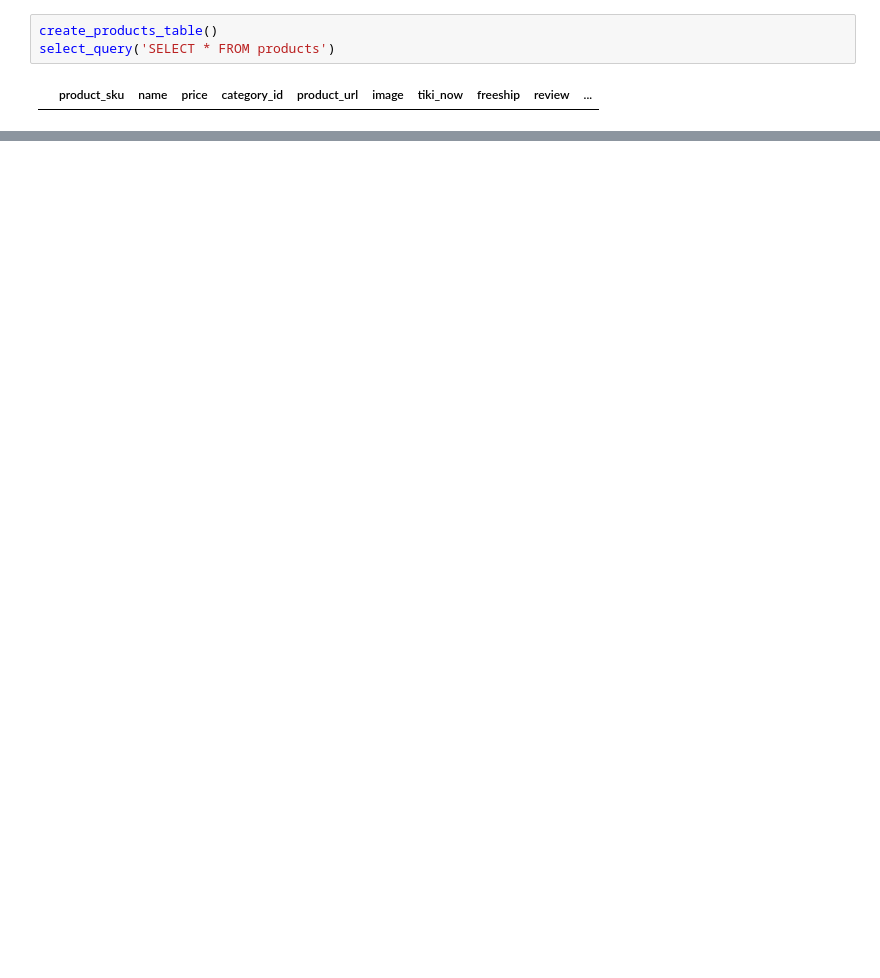
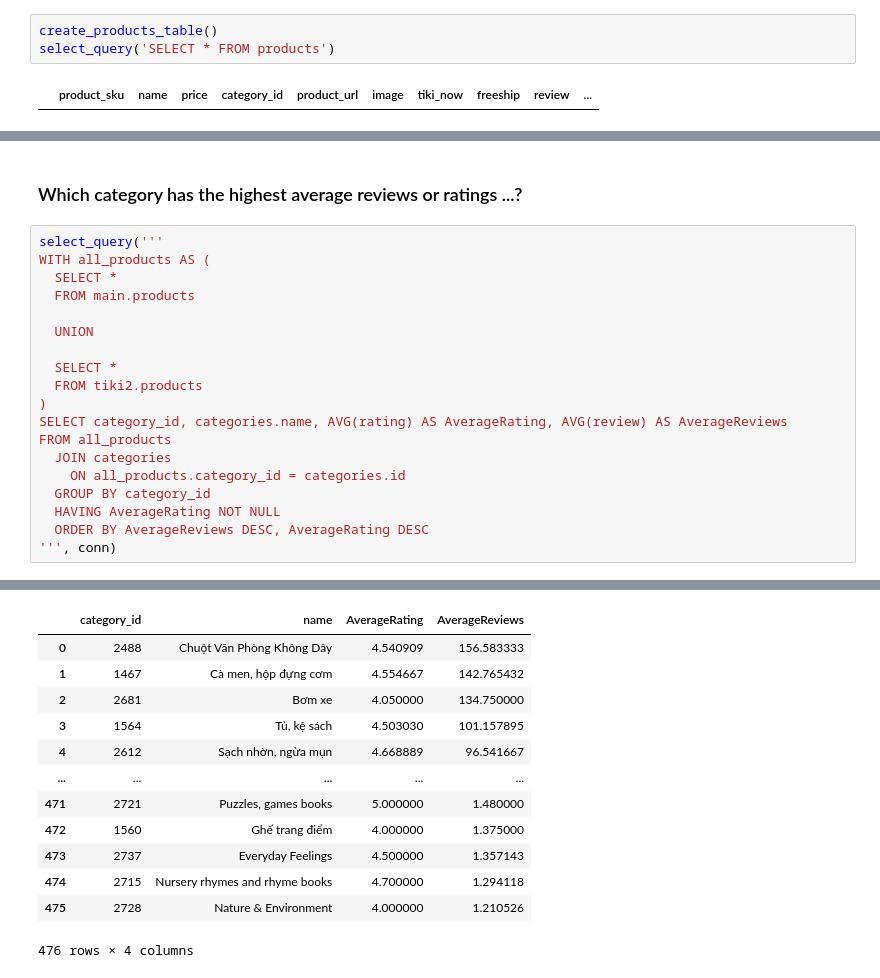
Before and after one commit to tannguyen2512/CS_week2_project_scrape_Tiki_categories_products, a Jupyter notebook: WeeklyProject_Get_Tiki_main_categories_sub_categories.ipynb, the cells around one changed output, grey strips where cells are left out. Saved outputs shown, nothing was run; the diff lists cells and outputs as text; blank space fills up the shorter version.

```diff
--- a/WeeklyProject_Get_Tiki_main_categories_sub_categories.ipynb
+++ b/WeeklyProject_Get_Tiki_main_categories_sub_categories.ipynb
@@ -680,0 +697,22 @@ And make sure to put sleep() when you crawl, otherwise you will crash very often
+# %% [markdown]
+### Which category has the highest average reviews or ratings ...?
+# %%
+select_query('''
+WITH all_products AS (
+  SELECT *
+  FROM main.products
+
+  UNION
+
+  SELECT *
+  FROM tiki2.products
+)
+SELECT category_id, categories.name, AVG(rating) AS AverageRating, AVG(review) AS AverageReviews
+FROM all_products
+  JOIN categories
+    ON all_products.category_id = categories.id
+  GROUP BY category_id
+  HAVING AverageRating NOT NULL
+  ORDER BY AverageReviews DESC, AverageRating DESC
+''', conn)
+# %% [output]
@@ -680,0 +720,13 @@ And make sure to put sleep() when you crawl, otherwise you will crash very often
+|  | category_id | name | AverageRating | AverageReviews |
+| 0 | 2488 | Chuột Văn Phòng Không Dây | 4.540909 | 156.583333 |
+| 1 | 1467 | Cà men, hộp đựng cơm | 4.554667 | 142.765432 |
+| 2 | 2681 | Bơm xe | 4.050000 | 134.750000 |
+| 3 | 1564 | Tủ, kệ sách | 4.503030 | 101.157895 |
+| 4 | 2612 | Sạch nhờn, ngừa mụn | 4.668889 | 96.541667 |
+| ... | ... | ... | ... | ... |
+| 471 | 2721 | Puzzles, games books | 5.000000 | 1.480000 |
+| 472 | 1560 | Ghế trang điểm | 4.000000 | 1.375000 |
+| 473 | 2737 | Everyday Feelings | 4.500000 | 1.357143 |
+| 474 | 2715 | Nursery rhymes and rhyme books | 4.700000 | 1.294118 |
+| 475 | 2728 | Nature & Environment | 4.000000 | 1.210526 |
+476 rows × 4 columns
```
Also changed, not shown: parts of 83 cells of this notebook.
